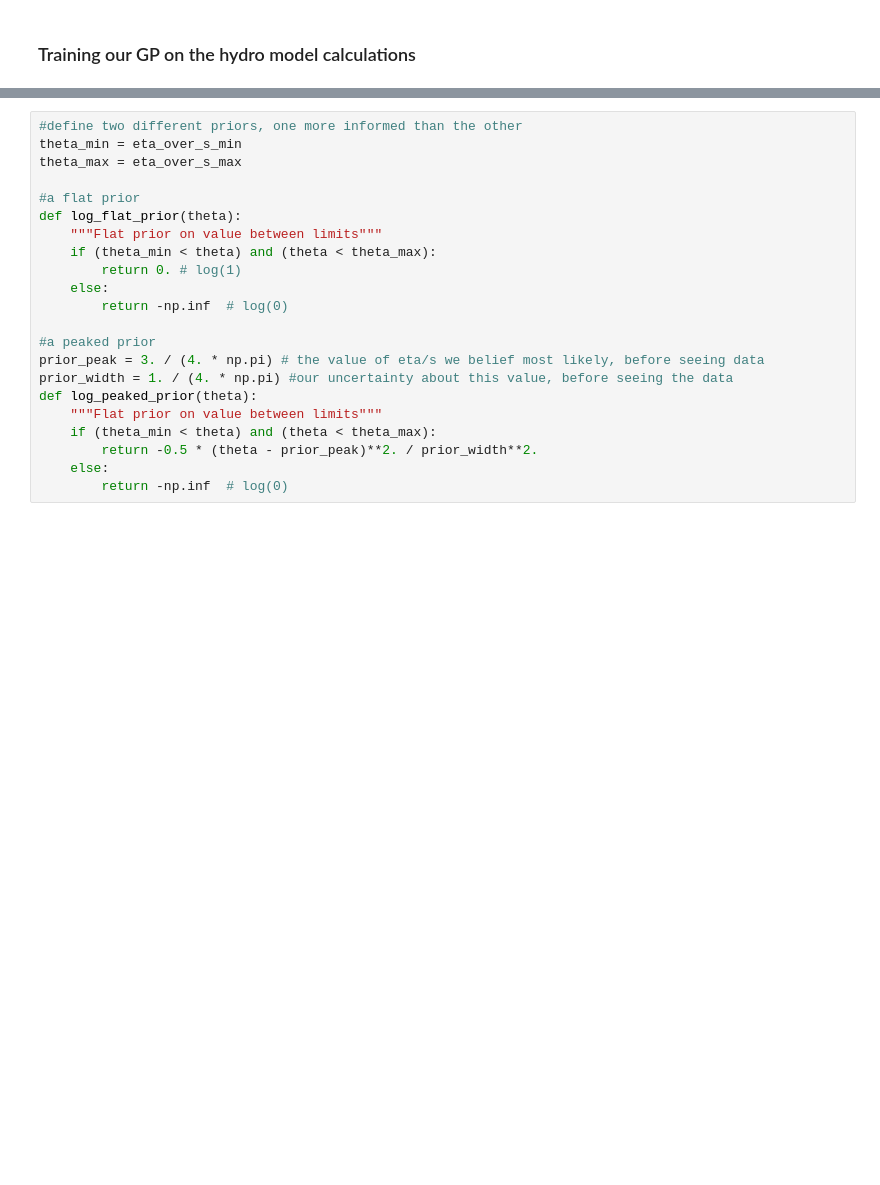
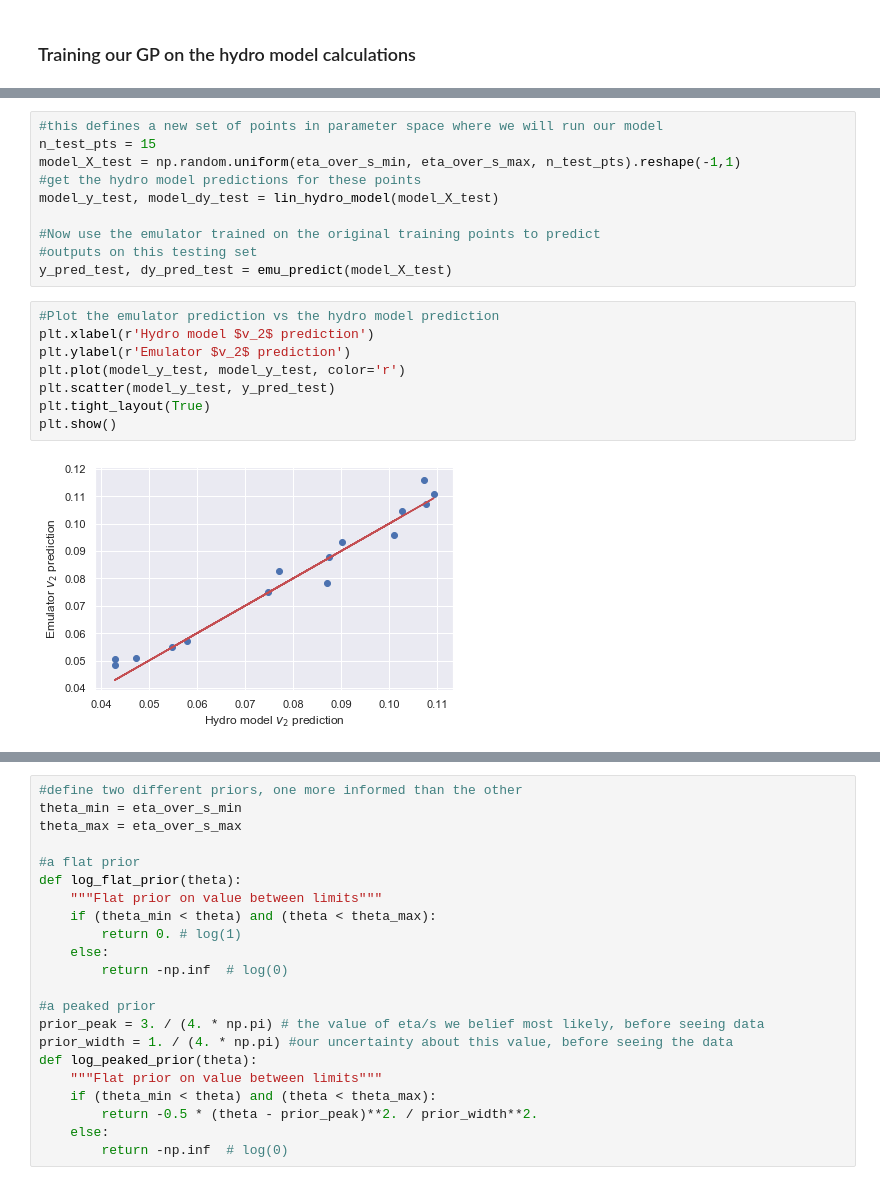
Before and after one commit to derekeverett/simple_bayes_with_GP, a Jupyter notebook: Infer_Shear_Viscosity_from_Flow.ipynb, the cells around one changed output, grey strips where cells are left out. Drawn from its saved outputs; the diff is of its cells as text; blank space fills up the shorter version.

```diff
--- a/Infer_Shear_Viscosity_from_Flow.ipynb
+++ b/Infer_Shear_Viscosity_from_Flow.ipynb
@@ -132,0 +159,20 @@ plt.show()
+# %%
+#this defines a new set of points in parameter space where we will run our model
+n_test_pts = 15
+model_X_test = np.random.uniform(eta_over_s_min, eta_over_s_max, n_test_pts).reshape(-1,1)
+#get the hydro model predictions for these points
+model_y_test, model_dy_test = lin_hydro_model(model_X_test)
+
+#Now use the emulator trained on the original training points to predict
+#outputs on this testing set
+y_pred_test, dy_pred_test = emu_predict(model_X_test)
+# %%
+#Plot the emulator prediction vs the hydro model prediction
+plt.xlabel(r'Hydro model $v_2$ prediction')
+plt.ylabel(r'Emulator $v_2$ prediction')
+plt.plot(model_y_test, model_y_test, color='r')
+plt.scatter(model_y_test, y_pred_test)
+plt.tight_layout(True)
+plt.show()
+# %% [output]
+[figure, added]
```
Also changed, not shown: parts of 25 cells of this notebook, 1 other file.
